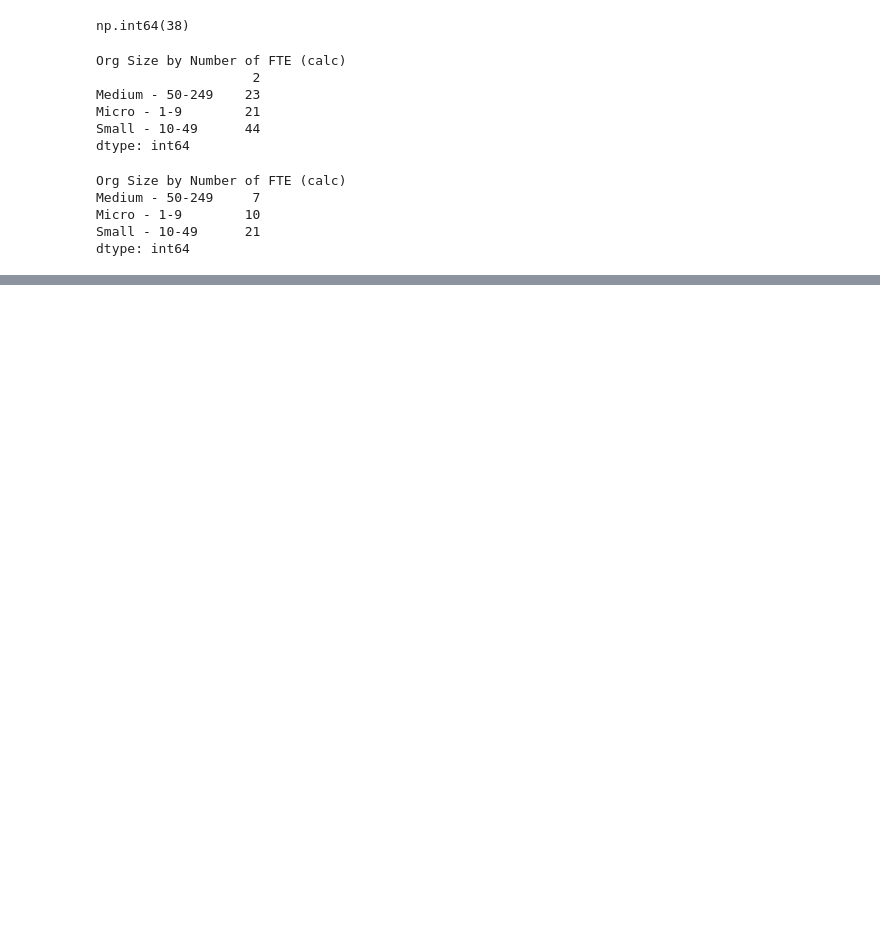
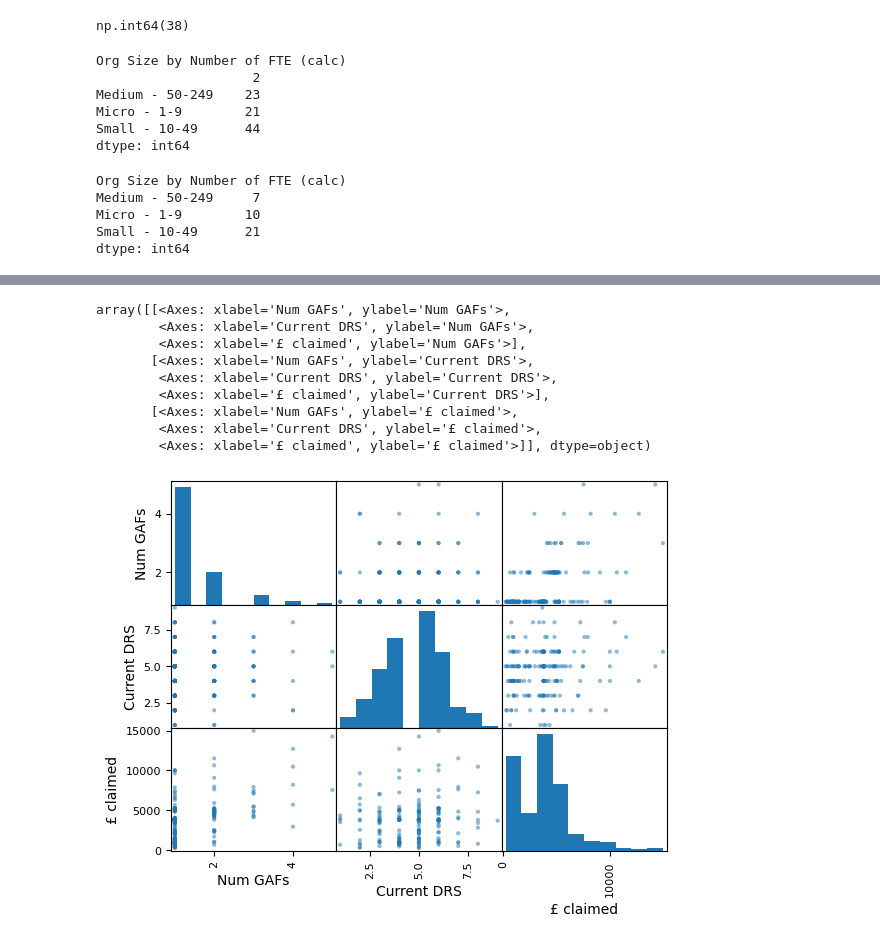
Before and after one commit to roughhawkbit/digi-inno-road-prod, a Jupyter notebook: analysis/1_InitialAnalysis.ipynb, the cells around one changed output, grey strips where cells are left out. Saved outputs shown, nothing was run; the diff lists cells and outputs as text; code cells hidden in the pictures; blank space fills up the shorter version.

Commit message:
Incorporate grants data

```diff
--- a/analysis/1_InitialAnalysis.ipynb
+++ b/analysis/1_InitialAnalysis.ipynb
@@ -16,9 +16,7 @@ from innoprod.wrangling.msyh_data_sharing import wrangle_roadmaps
 # %%
 data = get_sheet_dfs()
 roadmaps_df = wrangle_roadmaps(data['Roadmaps'])
-
-## TODO write wrangling function for Grants
-grants_df = data['Grants']
+grants_df = wrangle_grants(data['Grants'])
 # %% [markdown]
 # Basic Data Characterisation
 # %%
@@ -197,0 +212,28 @@ dtype: int64
+# %%
+defrayed_mask = (grants_df['Claim Status'] == 'Defrayed')
+grants_totals = grants_df[defrayed_mask][['Client ID', 'Actual amount claimed']].groupby('Client ID').sum()
+grants_totals = grants_totals.rename(columns={'Actual amount claimed': 'Total actual amount claimed'})
+# %%
+quant_df = roadmaps_df[[
+    'Client ID',
+    'Number of GAFs',
+    'Current Digital Readiness Score (refer to PAS:1040)',
+]].join(grants_totals, on='Client ID')
+quant_df = quant_df.rename(columns={
+    'Number of GAFs': 'Num GAFs',
+    'Current Digital Readiness Score (refer to PAS:1040)': 'Current DRS',
+    'Total actual amount claimed': '£ claimed'
+})
+# %%
+pd.plotting.scatter_matrix(quant_df)
+# %% [output]
+array([[<Axes: xlabel='Num GAFs', ylabel='Num GAFs'>,
+        <Axes: xlabel='Current DRS', ylabel='Num GAFs'>,
+        <Axes: xlabel='£ claimed', ylabel='Num GAFs'>],
+       [<Axes: xlabel='Num GAFs', ylabel='Current DRS'>,
+        <Axes: xlabel='Current DRS', ylabel='Current DRS'>,
+        <Axes: xlabel='£ claimed', ylabel='Current DRS'>],
+       [<Axes: xlabel='Num GAFs', ylabel='£ claimed'>,
+        <Axes: xlabel='Current DRS', ylabel='£ claimed'>,
+        <Axes: xlabel='£ claimed', ylabel='£ claimed'>]], dtype=object)
+[figure, added]
```
Also changed, not shown: parts of 4 cells of this notebook, 2 other files.
